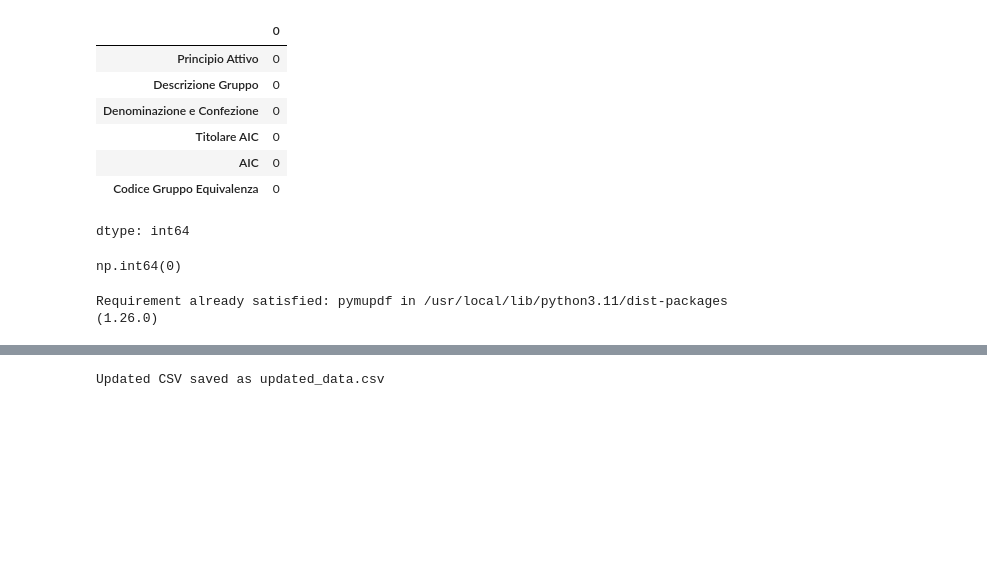
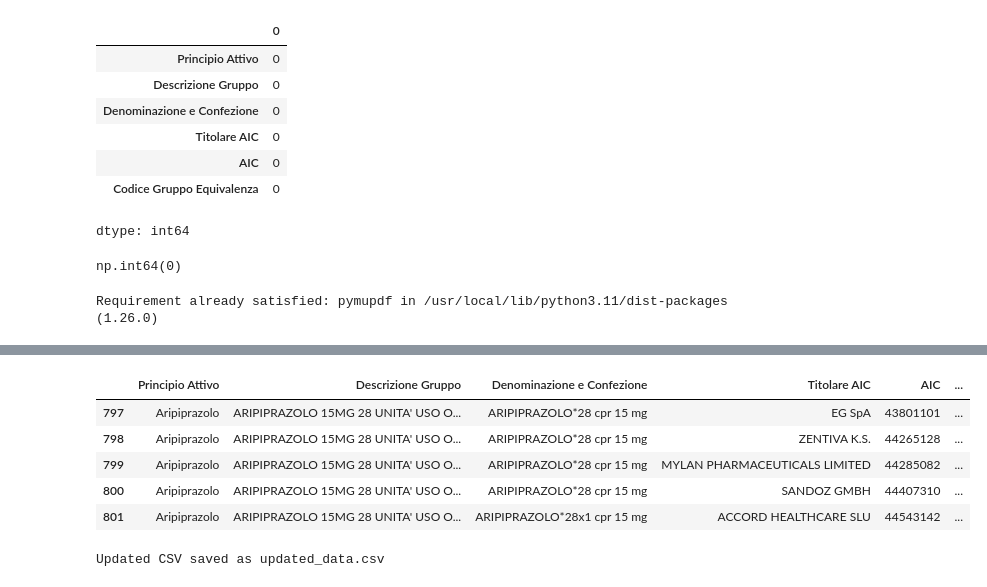
Before and after one commit to thisishasan/prog_mod_b, a Jupyter notebook: code.ipynb, the cells around one changed output, grey strips where cells are left out. Drawn from its saved outputs; the diff is of its cells as text; code cells hidden in the pictures; blank space fills up the shorter version.

```diff
--- a/code.ipynb
+++ b/code.ipynb
@@ -212,3 +238,12 @@ df.head()
+# %%
+df.tail()
+# %% [output]
+|  | Principio Attivo | Descrizione Gruppo | Denominazione e Confezione | Titolare AIC | AIC | ... |
+| 797 | Aripiprazolo | ARIPIPRAZOLO 15MG 28 UNITA' USO O... | ARIPIPRAZOLO*28 cpr 15 mg | EG SpA | 43801101 | ... |
+| 798 | Aripiprazolo | ARIPIPRAZOLO 15MG 28 UNITA' USO O... | ARIPIPRAZOLO*28 cpr 15 mg | ZENTIVA K.S. | 44265128 | ... |
+| 799 | Aripiprazolo | ARIPIPRAZOLO 15MG 28 UNITA' USO O... | ARIPIPRAZOLO*28 cpr 15 mg | MYLAN PHARMACEUTICALS LIMITED | 44285082 | ... |
+| 800 | Aripiprazolo | ARIPIPRAZOLO 15MG 28 UNITA' USO O... | ARIPIPRAZOLO*28 cpr 15 mg | SANDOZ GMBH | 44407310 | ... |
+| 801 | Aripiprazolo | ARIPIPRAZOLO 15MG 28 UNITA' USO O... | ARIPIPRAZOLO*28x1 cpr 15 mg | ACCORD HEALTHCARE SLU | 44543142 | ... |
 # %%
 df.to_csv('updated_data.csv', index=False)
 print("\nUpdated CSV saved as updated_data.csv")
```
Also changed, not shown: parts of 5 cells of this notebook.
